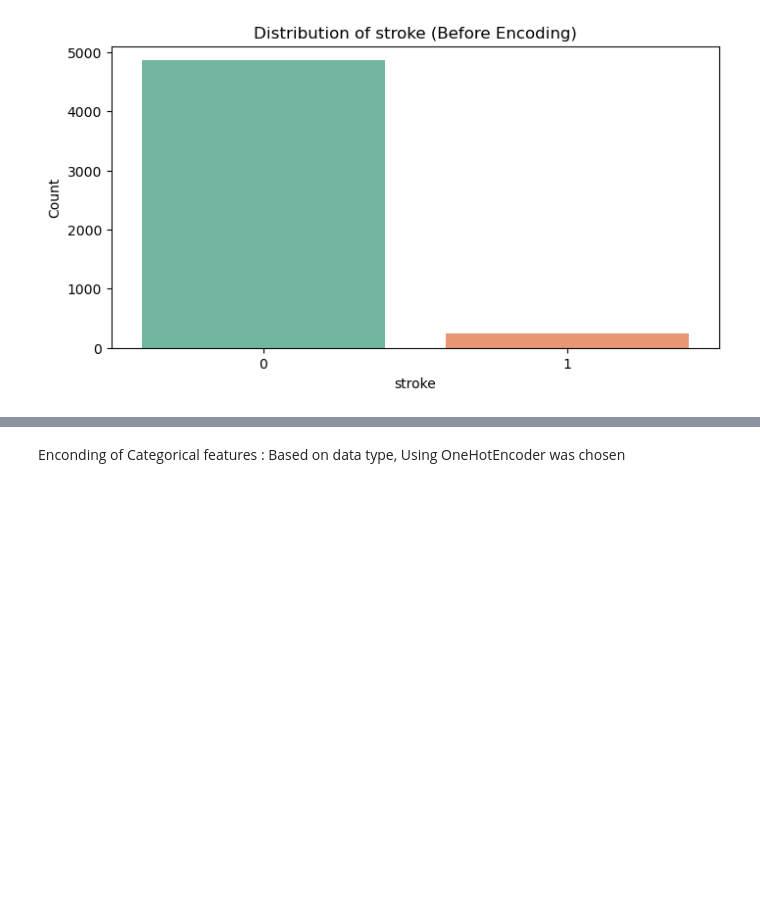
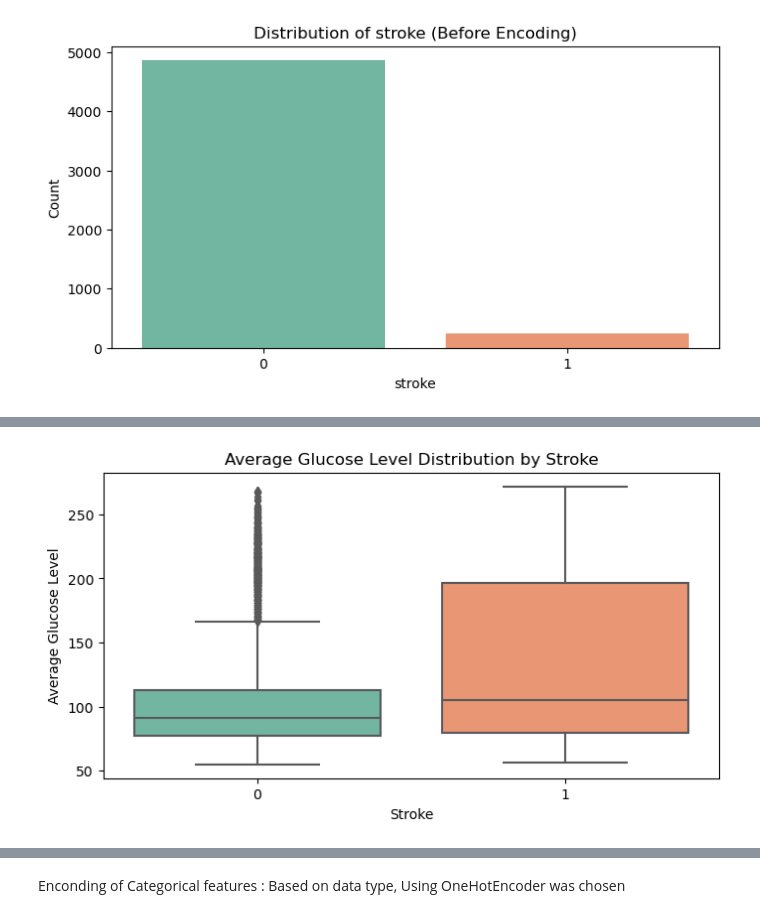
Before and after one commit to Mathangi-Chandrasekaran/Machine-Learning, a Jupyter notebook: ml_project_1.ipynb, the cells around one changed output, grey strips where cells are left out. Saved outputs shown, nothing was run; the diff lists cells and outputs as text; code cells hidden in the pictures; blank space fills up the shorter version.

Commit message:
Bmi filled and visualization part 2

```diff
--- a/ml_project_1.ipynb
+++ b/ml_project_1.ipynb
@@ -87,0 +96,9 @@ dtype: int64
+# %%
+
+# X = df[['bmi']]
+# imputer = SimpleImputer(strategy='median')
+# X_imputed_array = imputer.fit_transform(X)
+# X_imputed = pd.DataFrame(X_imputed_array, columns=X.columns)
+# X
+median_bmi =df['bmi'].median()
+df['bmi'].fillna(median_bmi, inplace =True)
@@ -106,0 +203,9 @@ for feature in categorical_features:
+# %%
+plt.figure(figsize=(8, 4))
+sns.boxplot(data=df, x='stroke', y='avg_glucose_level', palette='Set2')
+plt.title('Average Glucose Level Distribution by Stroke')
+plt.xlabel('Stroke')
+plt.ylabel('Average Glucose Level')
+plt.show()
+# %% [output]
+[figure, added]
```
Also changed, not shown: parts of 24 cells of this notebook.
